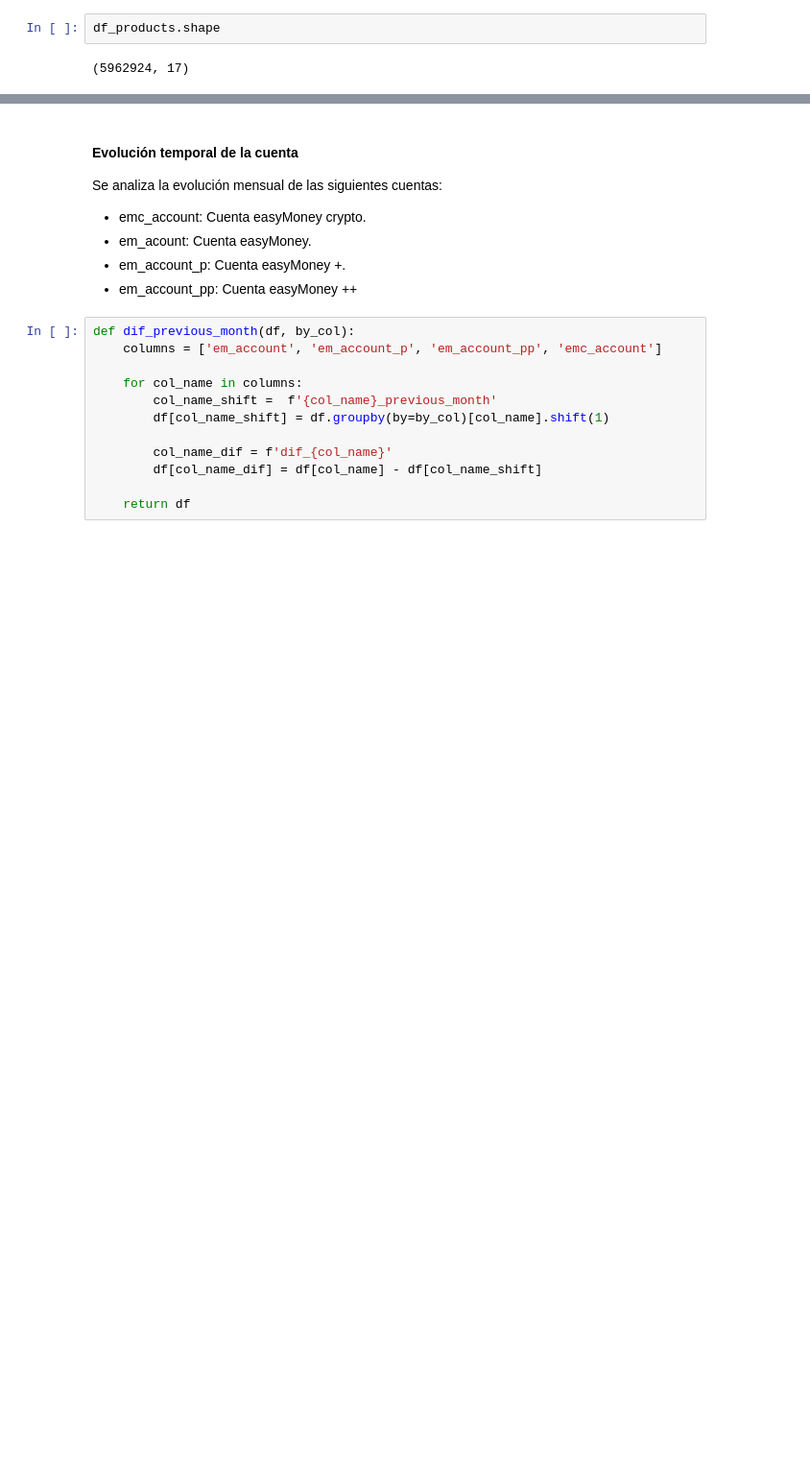
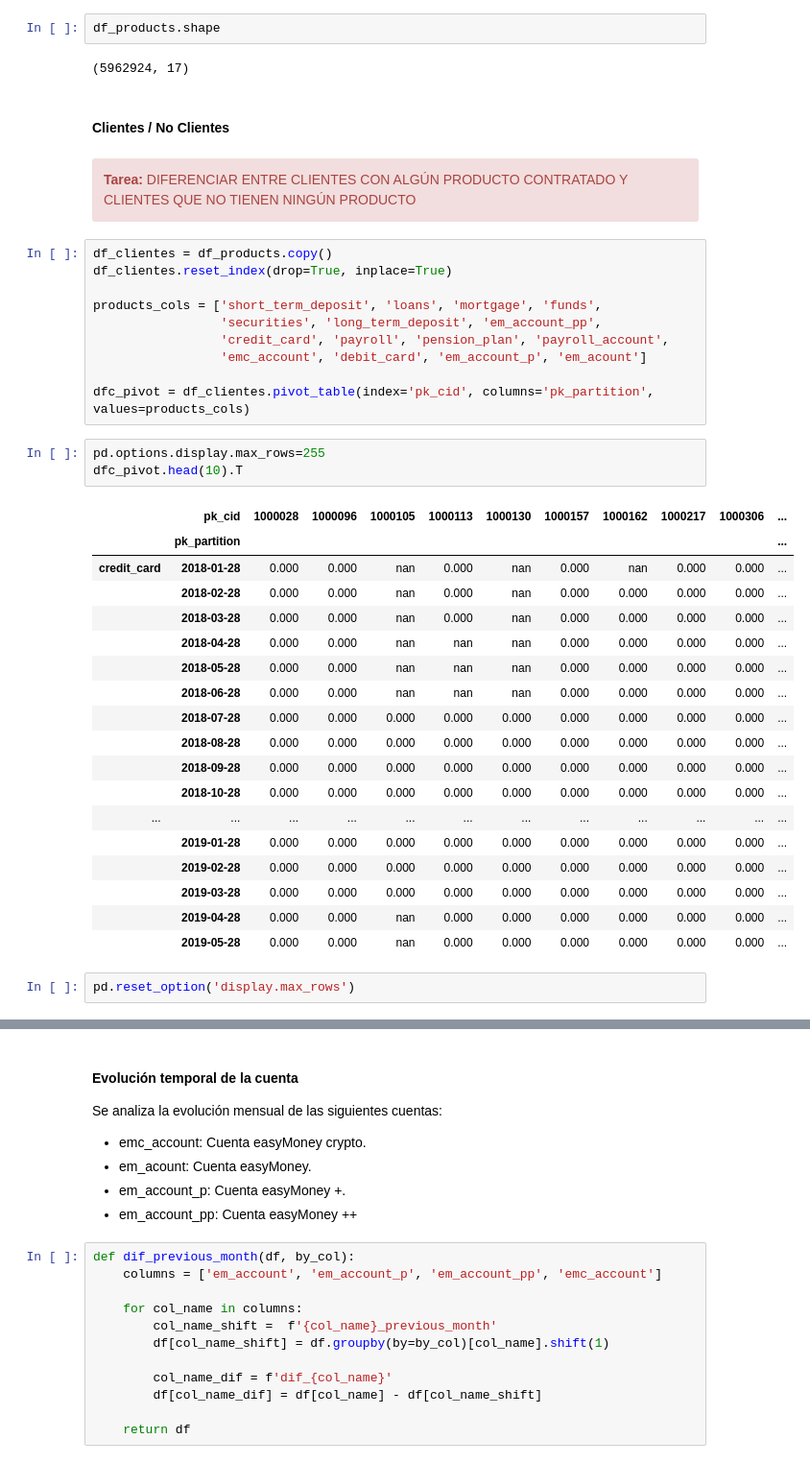
Before and after one commit to sergiomasavi/EasyMoney, a Jupyter notebook: Notebooks/TAREA_1_ANALISIS.ipynb, the cells around one changed output, grey strips where cells are left out. Shown at 96% size. Drawn from its saved outputs; the diff is of its cells as text; blank space fills up the shorter version.

Commit message:
Identificación de clientes con algún producto contratado y clientes sin ningún producto contratado

```diff
--- a/Notebooks/TAREA_1_ANALISIS.ipynb
+++ b/Notebooks/TAREA_1_ANALISIS.ipynb
@@ -365,3 +365,43 @@ Name: pk_cid, Length: 456373, dtype: int64
 df_products.shape
 # %% [output]
 (5962924, 17)
+# %% [markdown]
+#### Clientes / No Clientes
+# %% [markdown]
+<div class="alert alert-block alert-danger">
+<b>Tarea:</b> DIFERENCIAR ENTRE CLIENTES CON ALGÚN PRODUCTO CONTRATADO Y CLIENTES QUE NO TIENEN NINGÚN PRODUCTO
+</div>
+# %%
+df_clientes = df_products.copy()
+df_clientes.reset_index(drop=True, inplace=True)
+
+products_cols = ['short_term_deposit', 'loans', 'mortgage', 'funds',
+                 'securities', 'long_term_deposit', 'em_account_pp',
+                 'credit_card', 'payroll', 'pension_plan', 'payroll_account',
+                 'emc_account', 'debit_card', 'em_account_p', 'em_acount']
+
+dfc_pivot = df_clientes.pivot_table(index='pk_cid', columns='pk_partition', values=products_cols)
+# %%
+pd.options.display.max_rows=255
+dfc_pivot.head(10).T
+# %% [output]
+|  | pk_cid | 1000028 | 1000096 | 1000105 | 1000113 | 1000130 | 1000157 | 1000162 | 1000217 | 1000306 | ... |
+|  | pk_partition |  |  |  |  |  |  |  |  |  | ... |
+| credit_card | 2018-01-28 | 0.000 | 0.000 | nan | 0.000 | nan | 0.000 | nan | 0.000 | 0.000 | ... |
+|  | 2018-02-28 | 0.000 | 0.000 | nan | 0.000 | nan | 0.000 | 0.000 | 0.000 | 0.000 | ... |
+|  | 2018-03-28 | 0.000 | 0.000 | nan | 0.000 | nan | 0.000 | 0.000 | 0.000 | 0.000 | ... |
+|  | 2018-04-28 | 0.000 | 0.000 | nan | nan | nan | 0.000 | 0.000 | 0.000 | 0.000 | ... |
+|  | 2018-05-28 | 0.000 | 0.000 | nan | nan | nan | 0.000 | 0.000 | 0.000 | 0.000 | ... |
+|  | 2018-06-28 | 0.000 | 0.000 | nan | nan | nan | 0.000 | 0.000 | 0.000 | 0.000 | ... |
+|  | 2018-07-28 | 0.000 | 0.000 | 0.000 | 0.000 | 0.000 | 0.000 | 0.000 | 0.000 | 0.000 | ... |
+|  | 2018-08-28 | 0.000 | 0.000 | 0.000 | 0.000 | 0.000 | 0.000 | 0.000 | 0.000 | 0.000 | ... |
+|  | 2018-09-28 | 0.000 | 0.000 | 0.000 | 0.000 | 0.000 | 0.000 | 0.000 | 0.000 | 0.000 | ... |
+|  | 2018-10-28 | 0.000 | 0.000 | 0.000 | 0.000 | 0.000 | 0.000 | 0.000 | 0.000 | 0.000 | ... |
+| ... | ... | ... | ... | ... | ... | ... | ... | ... | ... | ... | ... |
+|  | 2019-01-28 | 0.000 | 0.000 | 0.000 | 0.000 | 0.000 | 0.000 | 0.000 | 0.000 | 0.000 | ... |
+|  | 2019-02-28 | 0.000 | 0.000 | 0.000 | 0.000 | 0.000 | 0.000 | 0.000 | 0.000 | 0.000 | ... |
+|  | 2019-03-28 | 0.000 | 0.000 | 0.000 | 0.000 | 0.000 | 0.000 | 0.000 | 0.000 | 0.000 | ... |
+|  | 2019-04-28 | 0.000 | 0.000 | nan | 0.000 | 0.000 | 0.000 | 0.000 | 0.000 | 0.000 | ... |
+|  | 2019-05-28 | 0.000 | 0.000 | nan | 0.000 | 0.000 | 0.000 | 0.000 | 0.000 | 0.000 | ... |
+# %%
+pd.reset_option('display.max_rows')
```
Also changed, not shown: parts of 20 cells of this notebook.
